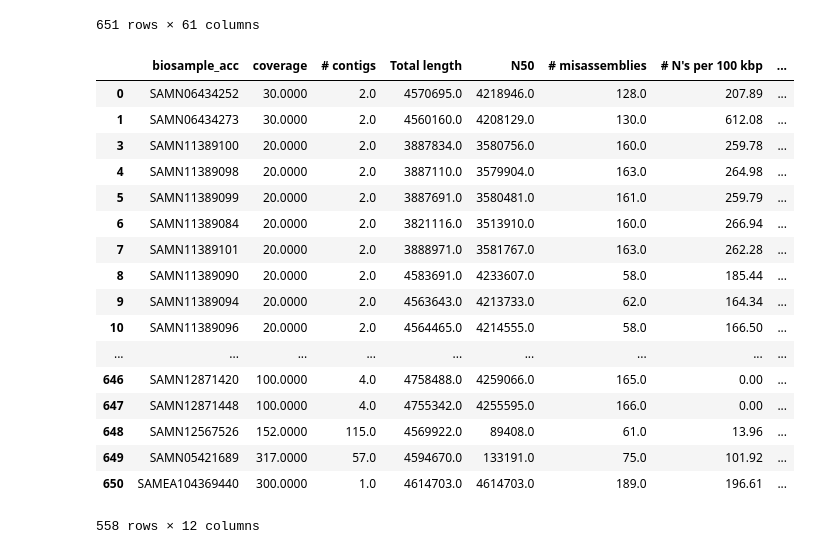
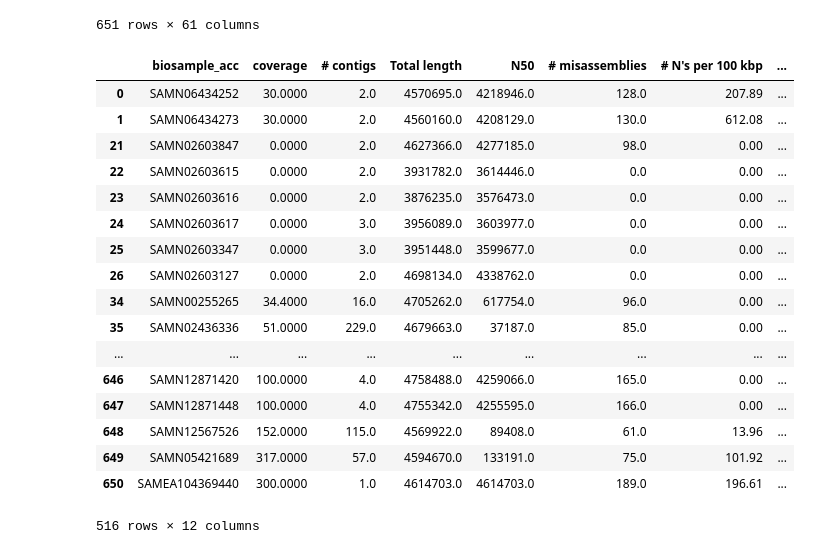
Before and after one commit to salvadorlab/Lepto-Phylogeography, a Jupyter notebook: assemblies_quality.ipynb, the cells around one changed output. Cells and saved outputs as stored; diff of their text form; code cells hidden in the pictures.

```diff
--- a/assemblies_quality.ipynb
+++ b/assemblies_quality.ipynb
@@ -102,43 +108,43 @@ biosamples
 651 rows × 61 columns
 # %%
 biosamples_cov = biosamples[(biosamples["coverage"] == 0) |
-                            (biosamples["coverage"] >= 20) &
+                            (biosamples["coverage"] >= 30) &
                             (biosamples["N50"] > 10000) &
                            (biosamples["# contigs"] <= 500)][["biosample_acc","coverage","# contigs","Total length","N50","# misassemblies","# N's per 100 kbp","species","organism",'Institue',"Assembly_status","bioproject"]]
 
 # len(biosamples_cov[biosamples_cov["coverage"] < 50])
 
 biosamples_cov
 # N50 = biosamples['N50'].describe()
 # num_contigs = biosamples['# contigs'].describe()
 # num_misasm = biosamples['# misassemblies'].describe()
 
 # good_N50 = biosamples[biosamples.N50 > biosamples.N50.quantile(.90)]
 # # good_length = biosamples[biosamples['Total length'] > biosamples['Total length'].quantile(.75)]
 # # less_contigs = biosamples[biosamples["# contigs"] < biosamples["# contigs"].quantile(.10)]
 # intersect = set(good_N50['biosample_acc']).intersection(set(less_contigs['biosample_acc']))
 
 # picked = pd.DataFrame(intersect)
 # print(good_N50)
 # # N50.plot.kde()
 # %% [output]
 |  | biosample_acc | coverage | # contigs | Total length | N50 | # misassemblies | # N's per 100 kbp | ... |
 | 0 | SAMN06434252 | 30.0000 | 2.0 | 4570695.0 | 4218946.0 | 128.0 | 207.89 | ... |
 | 1 | SAMN06434273 | 30.0000 | 2.0 | 4560160.0 | 4208129.0 | 130.0 | 612.08 | ... |
-| 3 | SAMN11389100 | 20.0000 | 2.0 | 3887834.0 | 3580756.0 | 160.0 | 259.78 | ... |
-| 4 | SAMN11389098 | 20.0000 | 2.0 | 3887110.0 | 3579904.0 | 163.0 | 264.98 | ... |
-| 5 | SAMN11389099 | 20.0000 | 2.0 | 3887691.0 | 3580481.0 | 161.0 | 259.79 | ... |
-| 6 | SAMN11389084 | 20.0000 | 2.0 | 3821116.0 | 3513910.0 | 160.0 | 266.94 | ... |
-| 7 | SAMN11389101 | 20.0000 | 2.0 | 3888971.0 | 3581767.0 | 163.0 | 262.28 | ... |
-| 8 | SAMN11389090 | 20.0000 | 2.0 | 4583691.0 | 4233607.0 | 58.0 | 185.44 | ... |
-| 9 | SAMN11389094 | 20.0000 | 2.0 | 4563643.0 | 4213733.0 | 62.0 | 164.34 | ... |
-| 10 | SAMN11389096 | 20.0000 | 2.0 | 4564465.0 | 4214555.0 | 58.0 | 166.50 | ... |
+| 21 | SAMN02603847 | 0.0000 | 2.0 | 4627366.0 | 4277185.0 | 98.0 | 0.00 | ... |
+| 22 | SAMN02603615 | 0.0000 | 2.0 | 3931782.0 | 3614446.0 | 0.0 | 0.00 | ... |
+| 23 | SAMN02603616 | 0.0000 | 2.0 | 3876235.0 | 3576473.0 | 0.0 | 0.00 | ... |
+| 24 | SAMN02603617 | 0.0000 | 3.0 | 3956089.0 | 3603977.0 | 0.0 | 0.00 | ... |
+| 25 | SAMN02603347 | 0.0000 | 3.0 | 3951448.0 | 3599677.0 | 0.0 | 0.00 | ... |
+| 26 | SAMN02603127 | 0.0000 | 2.0 | 4698134.0 | 4338762.0 | 0.0 | 0.00 | ... |
+| 34 | SAMN00255265 | 34.4000 | 16.0 | 4705262.0 | 617754.0 | 96.0 | 0.00 | ... |
+| 35 | SAMN02436336 | 51.0000 | 229.0 | 4679663.0 | 37187.0 | 85.0 | 0.00 | ... |
 | ... | ... | ... | ... | ... | ... | ... | ... | ... |
 | 646 | SAMN12871420 | 100.0000 | 4.0 | 4758488.0 | 4259066.0 | 165.0 | 0.00 | ... |
 | 647 | SAMN12871448 | 100.0000 | 4.0 | 4755342.0 | 4255595.0 | 166.0 | 0.00 | ... |
 | 648 | SAMN12567526 | 152.0000 | 115.0 | 4569922.0 | 89408.0 | 61.0 | 13.96 | ... |
 | 649 | SAMN05421689 | 317.0000 | 57.0 | 4594670.0 | 133191.0 | 75.0 | 101.92 | ... |
 | 650 | SAMEA104369440 | 300.0000 | 1.0 | 4614703.0 | 4614703.0 | 189.0 | 196.61 | ... |
-558 rows × 12 columns
+516 rows × 12 columns
 # %%
 biosamples_cov.to_csv(seq_path +"/ncbi_assemblies_filtered.csv") # write all into a file
```
Also changed, not shown: parts of 1 cell of this notebook, 2 other files.
